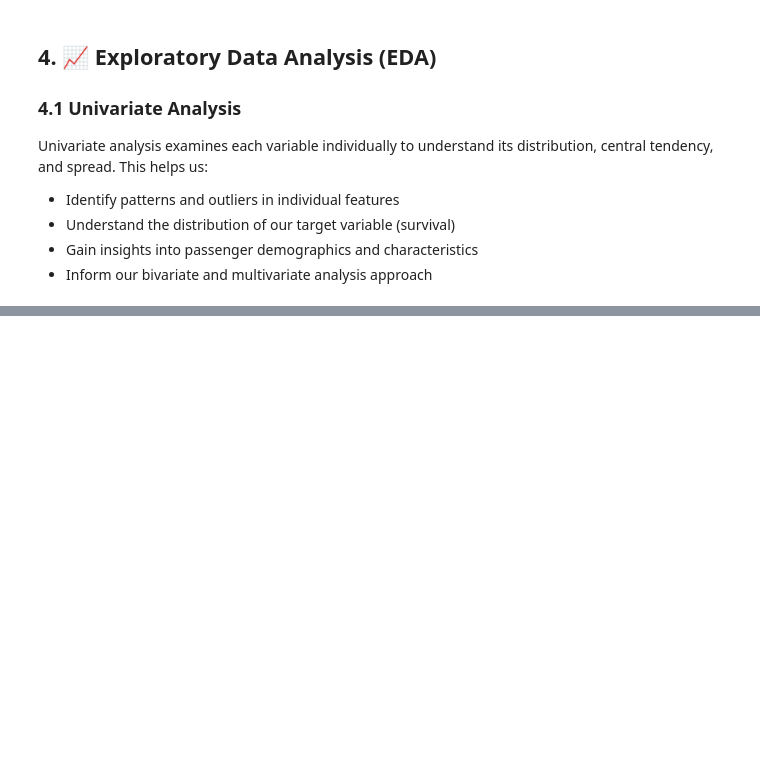
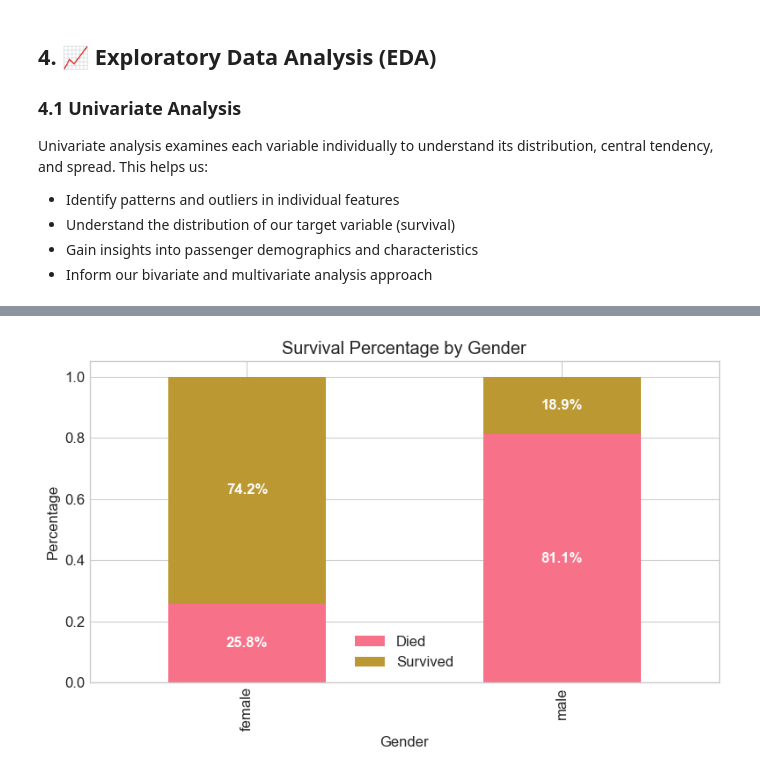
Before and after one commit to profadept/titanic-survival-analysis, a Jupyter notebook: notebooks/titanic-survival-analysis.ipynb, the cells around one changed output, grey strips where cells are left out. Saved outputs shown, nothing was run; the diff lists cells and outputs as text; code cells hidden in the pictures; blank space fills up the shorter version.

```diff
--- a/notebooks/titanic-survival-analysis.ipynb
+++ b/notebooks/titanic-survival-analysis.ipynb
@@ -689,0 +679,28 @@ male    0.19    577
+# %%
+# Percentage stacked bar
+# Create the crosstab
+cross_tab = pd.crosstab(df['sex'], df['survived'], normalize='index')
+
+# Plot and assign to 'ax'
+ax = cross_tab.plot(kind='bar', stacked=True, figsize=(8, 5))
+
+# Adding Numbers to Bar
+for container in ax.containers:
+    # Create labels: format as percentage (%.1f%%)
+    labels = [f'{val*100:.1f}%' if val > 0 else '' for val in container.datavalues]
+
+    # label_type='center' puts the text in the middle of the bar
+    ax.bar_label(container, labels=labels, label_type='center', color='white', weight='bold')
+
+# Styling
+plt.title('Survival Percentage by Gender')
+plt.xlabel('Gender')
+plt.ylabel('Percentage')
+plt.legend(['Died', 'Survived'])
+
+# Saving and Displaying Plot
+plt.tight_layout()
+plt.savefig('../figures/pct_survival_by_gender.png', dpi=300, bbox_inches='tight')
+plt.show()
+# %% [output]
+[figure, added]
```
Also changed, not shown: parts of 14 cells of this notebook, 8 other files.
